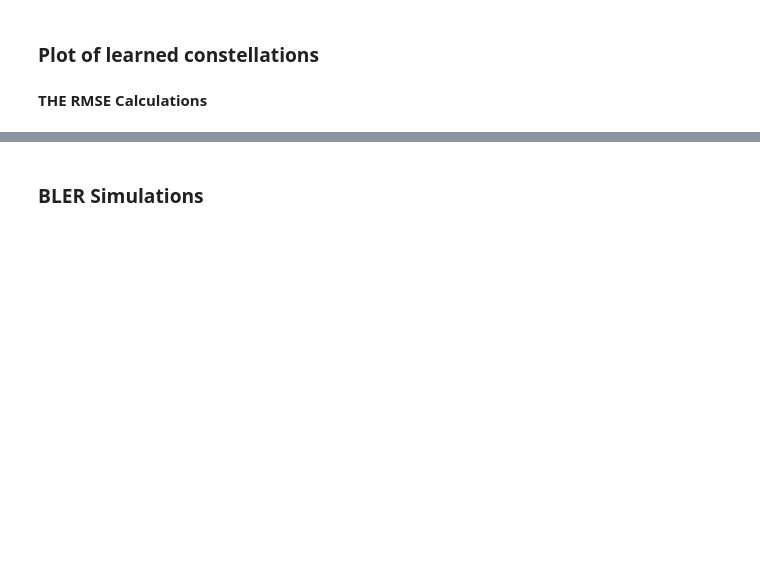
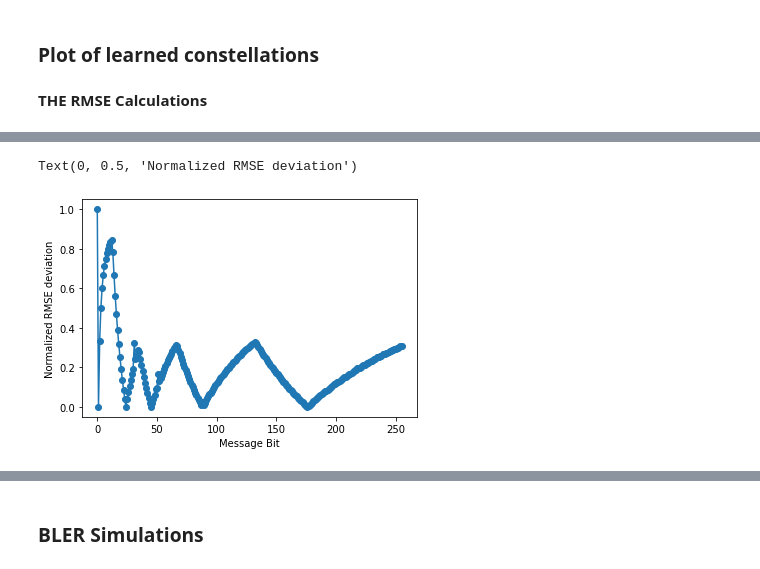
Before and after one commit to neelabhro/Deep-Learning-based-Wireless-Communications, a Jupyter notebook: Rayleigh_COLAB_Loss_Func.ipynb, the cells around one changed output, grey strips where cells are left out. Cells and saved outputs as stored; diff of their text form; code cells hidden in the pictures; blank space fills up the shorter version.

```diff
--- a/Rayleigh_COLAB_Loss_Func.ipynb
+++ b/Rayleigh_COLAB_Loss_Func.ipynb
@@ -616,0 +617,11 @@ Text(0, 0.5, 'Absolute RMSE deviation')
+# %%
+message_factor = (np.arange(M)) + 1
+rmse_uw = (np.divide(rmse_uwA,message_factor))
+
+message = np.arange(M)
+plt.plot(message, rmse_uw, '-o');
+plt.xlabel('Message Bit')
+plt.ylabel('Normalized RMSE deviation')
+# %% [output]
+Text(0, 0.5, 'Normalized RMSE deviation')
+[figure, added]
```
Also changed, not shown: parts of 9 cells of this notebook.
